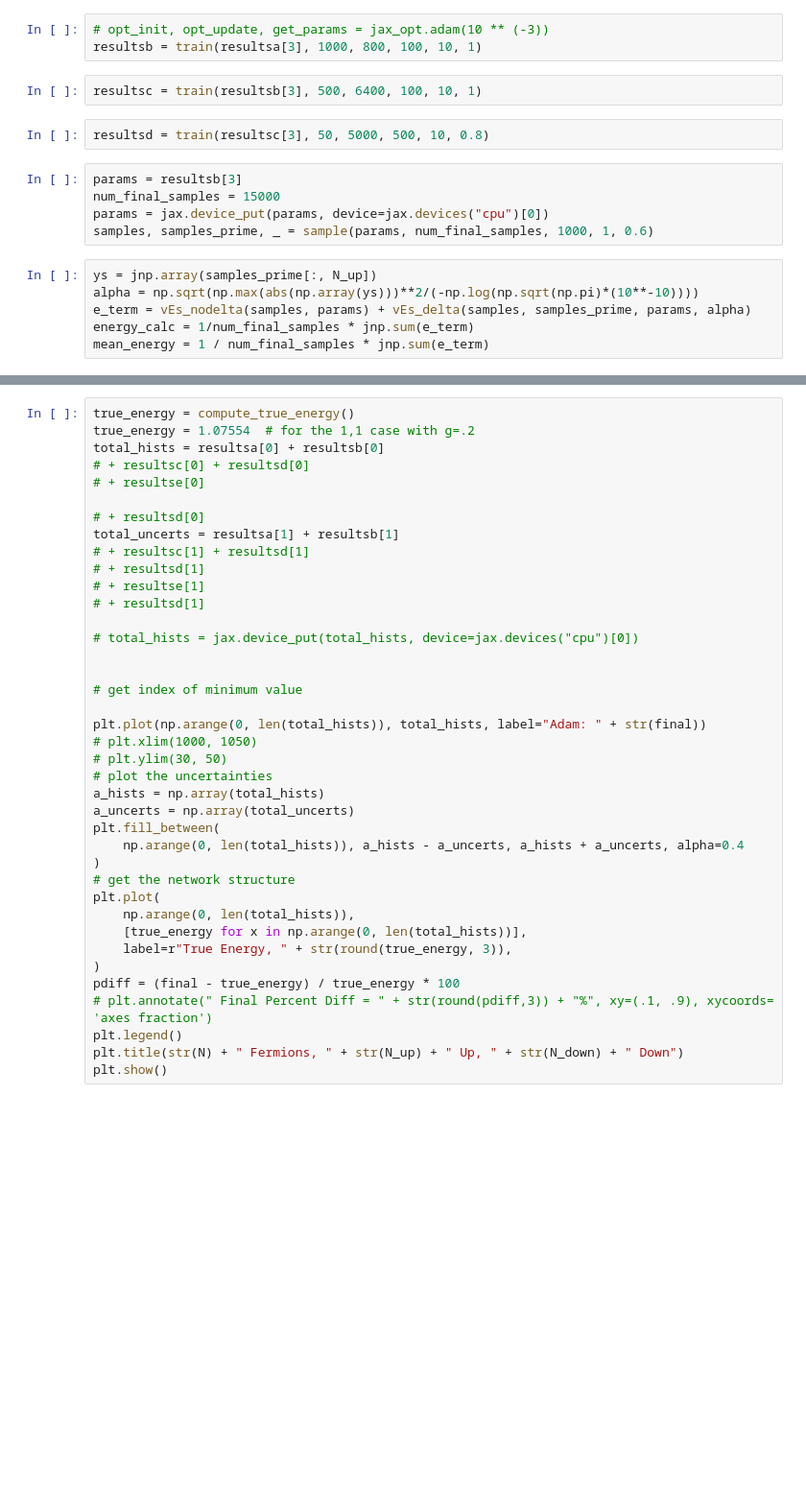
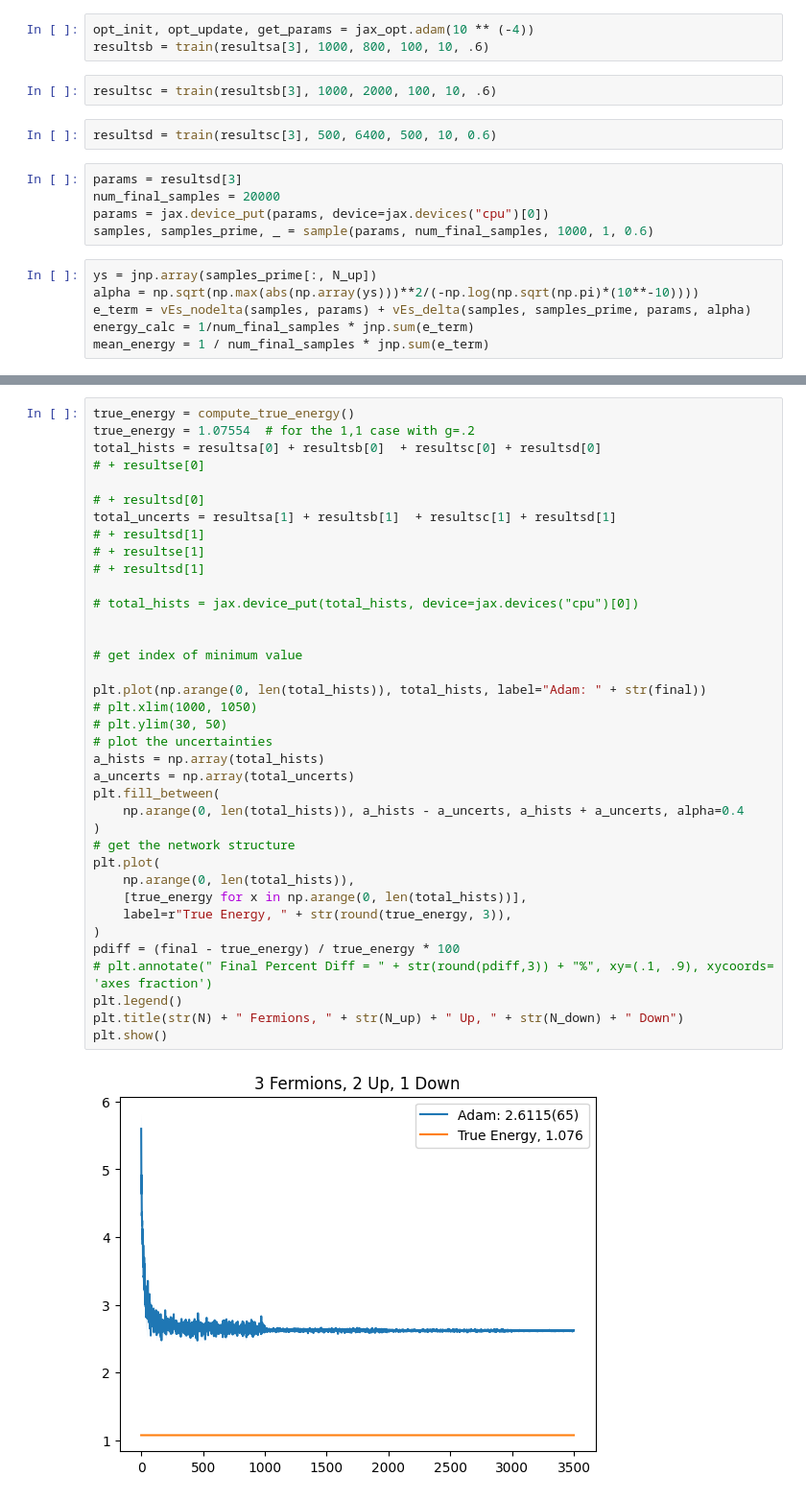
Before and after one commit to hershkumar/summer2022, a Jupyter notebook: neural/fermions/fermi_delta.ipynb, the cells around one changed output, grey strips where cells are left out. Shown at 96% size. Cells and saved outputs as stored; diff of their text form; blank space fills up the shorter version.

```diff
--- a/neural/fermions/fermi_delta.ipynb
+++ b/neural/fermions/fermi_delta.ipynb
@@ -382,13 +384,13 @@ print(ratio)
 # %%
-# opt_init, opt_update, get_params = jax_opt.adam(10 ** (-3))
-resultsb = train(resultsa[3], 1000, 800, 100, 10, 1)
+opt_init, opt_update, get_params = jax_opt.adam(10 ** (-4))
+resultsb = train(resultsa[3], 1000, 800, 100, 10, .6)
 # %%
-resultsc = train(resultsb[3], 500, 6400, 100, 10, 1)
+resultsc = train(resultsb[3], 1000, 2000, 100, 10, .6)
 # %%
-resultsd = train(resultsc[3], 50, 5000, 500, 10, 0.8)
+resultsd = train(resultsc[3], 500, 6400, 500, 10, 0.6)
 # %%
-params = resultsb[3]
-num_final_samples = 15000
+params = resultsd[3]
+num_final_samples = 20000
 params = jax.device_put(params, device=jax.devices("cpu")[0])
 samples, samples_prime, _ = sample(params, num_final_samples, 1000, 1, 0.6)
 # %%
@@ -455,39 +465,39 @@ print(final)
 # %%
 true_energy = compute_true_energy()
 true_energy = 1.07554  # for the 1,1 case with g=.2
-total_hists = resultsa[0] + resultsb[0]
-# + resultsc[0] + resultsd[0]
+total_hists = resultsa[0] + resultsb[0]  + resultsc[0] + resultsd[0]
 # + resultse[0]
 
 # + resultsd[0]
-total_uncerts = resultsa[1] + resultsb[1]
-# + resultsc[1] + resultsd[1]
+total_uncerts = resultsa[1] + resultsb[1]  + resultsc[1] + resultsd[1]
 # + resultsd[1]
 # + resultse[1]
 # + resultsd[1]
 
 # total_hists = jax.device_put(total_hists, device=jax.devices("cpu")[0])
 
 
 # get index of minimum value
 
 plt.plot(np.arange(0, len(total_hists)), total_hists, label="Adam: " + str(final))
 # plt.xlim(1000, 1050)
 # plt.ylim(30, 50)
 # plot the uncertainties
 a_hists = np.array(total_hists)
 a_uncerts = np.array(total_uncerts)
 plt.fill_between(
     np.arange(0, len(total_hists)), a_hists - a_uncerts, a_hists + a_uncerts, alpha=0.4
 )
 # get the network structure
 plt.plot(
     np.arange(0, len(total_hists)),
     [true_energy for x in np.arange(0, len(total_hists))],
     label=r"True Energy, " + str(round(true_energy, 3)),
 )
 pdiff = (final - true_energy) / true_energy * 100
 # plt.annotate(" Final Percent Diff = " + str(round(pdiff,3)) + "%", xy=(.1, .9), xycoords= 'axes fraction')
 plt.legend()
 plt.title(str(N) + " Fermions, " + str(N_up) + " Up, " + str(N_down) + " Down")
 plt.show()
+# %% [output]
+[figure, added]
```
Also changed, not shown: parts of 6 cells of this notebook, 2 other files.
